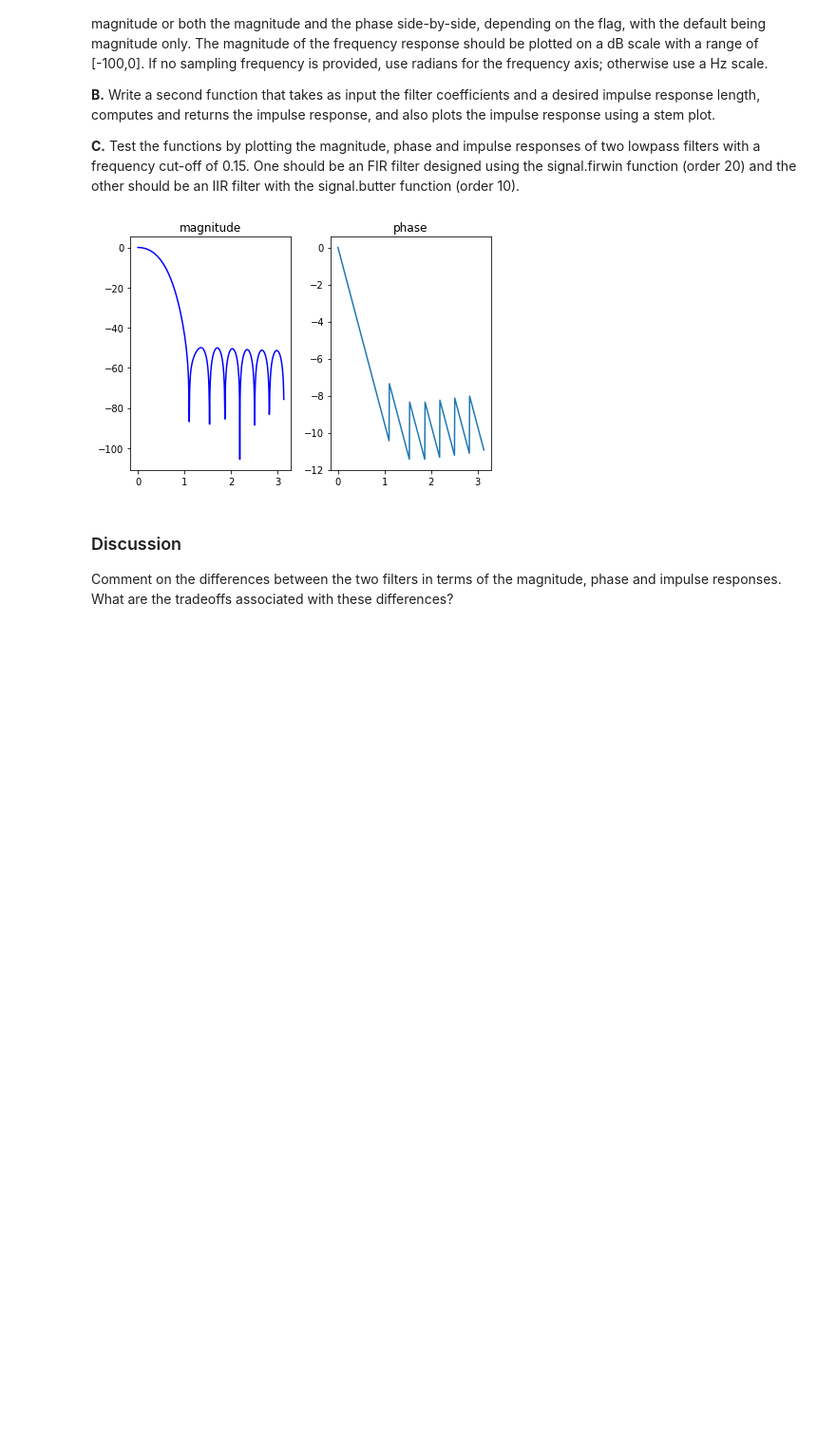
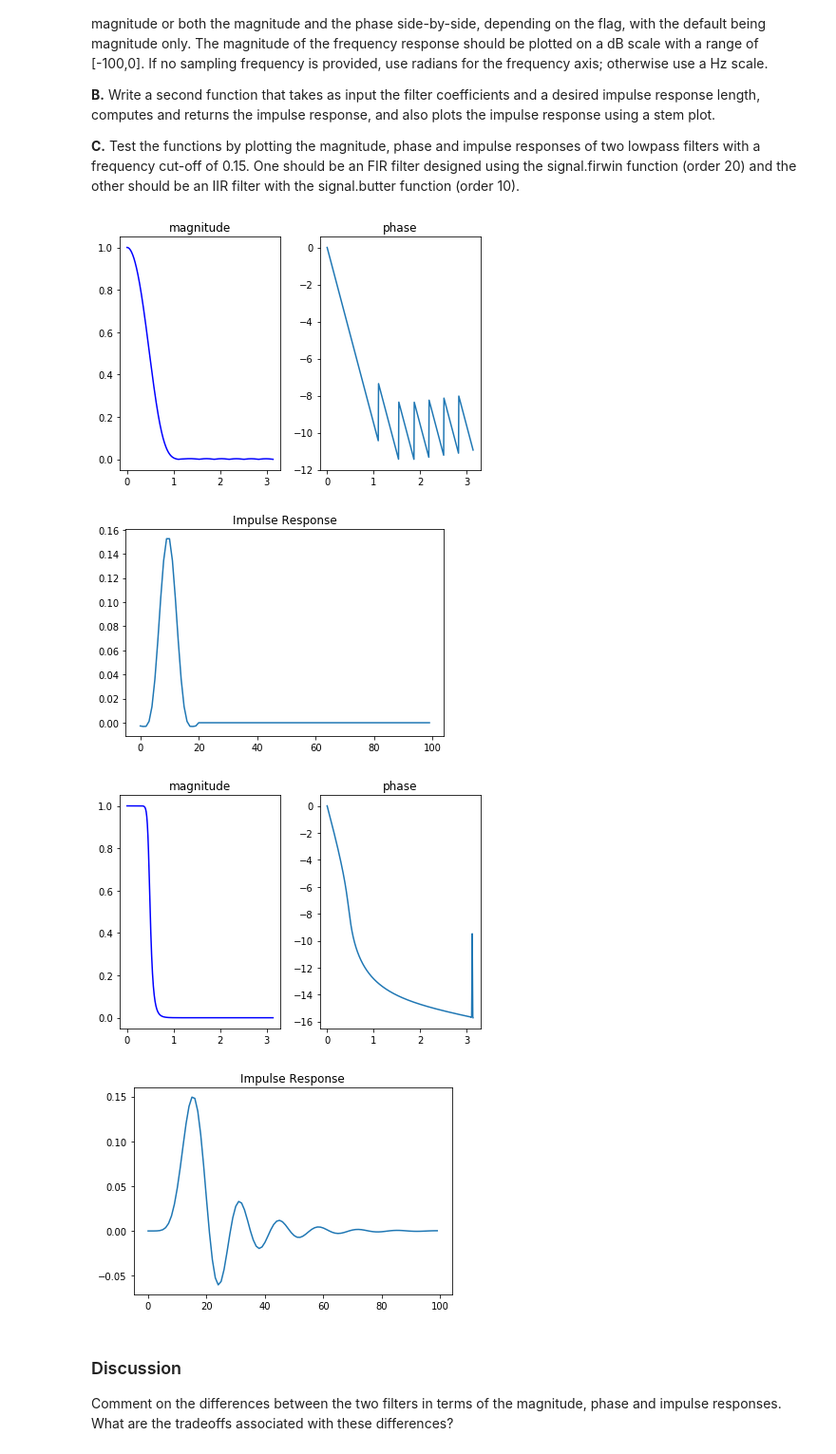
Before and after one commit to pie474/EE242Labs, a Jupyter notebook: 4/EE242_Lab4.ipynb, the cells around one changed output. Shown at 95% size. Saved outputs shown, nothing was run; the diff lists cells and outputs as text; code cells hidden in the pictures; blank space fills up the shorter version.

```diff
--- a/4/EE242_Lab4.ipynb
+++ b/4/EE242_Lab4.ipynb
@@ -138,38 +138,49 @@ def plot_mag_freq_response(b, a, plot_phase = False, fs = None):
     fig, axs = plt.subplots(1, 1 + int(plot_phase))
     fig.tight_layout()
 
-    axs[0].plot(w, 20 * np.log10(abs(h)), 'b')
+    axs[0].plot(w, abs(h), 'b')
     axs[0].set_title('magnitude')
     if(plot_phase):
         axs[1].plot(w, np.unwrap(np.angle(h)))
         axs[1].set_title('phase')
 
     return
 
 # Part B
 
 def plot_impulse_response(b, a, impulse_length):
     # Step 1: Use signal.lfilter to generate a filter
-    x = np.zeros(len(impulse_length))
+    x = np.zeros(impulse_length)
     x[0] = 1
     ht = sig.lfilter(b, a, x)
 
     # Step 2: Plot impulse response
+    plt.figure()
     plt.title('Impulse Response')
     plt.plot(ht)
 
     # Step 3: return H(omega)
     w, h = sig.freqz(b, a)
     return w, h
 
 
 # Part C
 # Use signal.firwin and signal.butter to generate your b and a coefficients, then plot using the two functions above
 
 fir_b = sig.firwin(20, 0.15)
-plot_mag_freq_response(fir_b, 1, plot_phase=True)
+fir_a = 1
+plot_mag_freq_response(fir_b, fir_a, plot_phase=True)
+w, h = plot_impulse_response(fir_b, fir_a, 100)
+
+iir_b, iir_a = sig.butter(10, 0.15, 'low')
+
+plot_mag_freq_response(iir_b, iir_a, plot_phase=True)
+w, h = plot_impulse_response(iir_b, iir_a, 100)
 # %% [output]
-[figure, old version]
+[figure, new version]
+[figure, added]
+[figure, added]
+[figure, added]
 # %% [markdown]
 ###  Discussion
 
```
